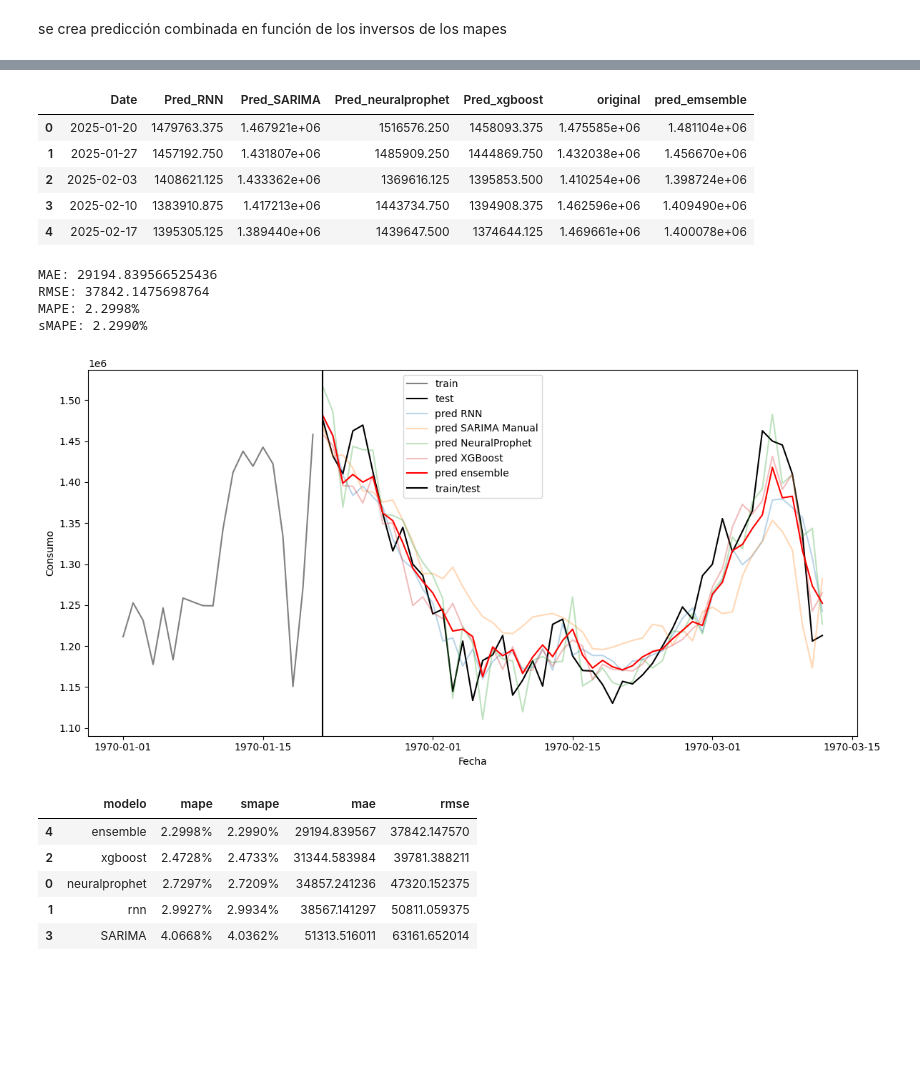
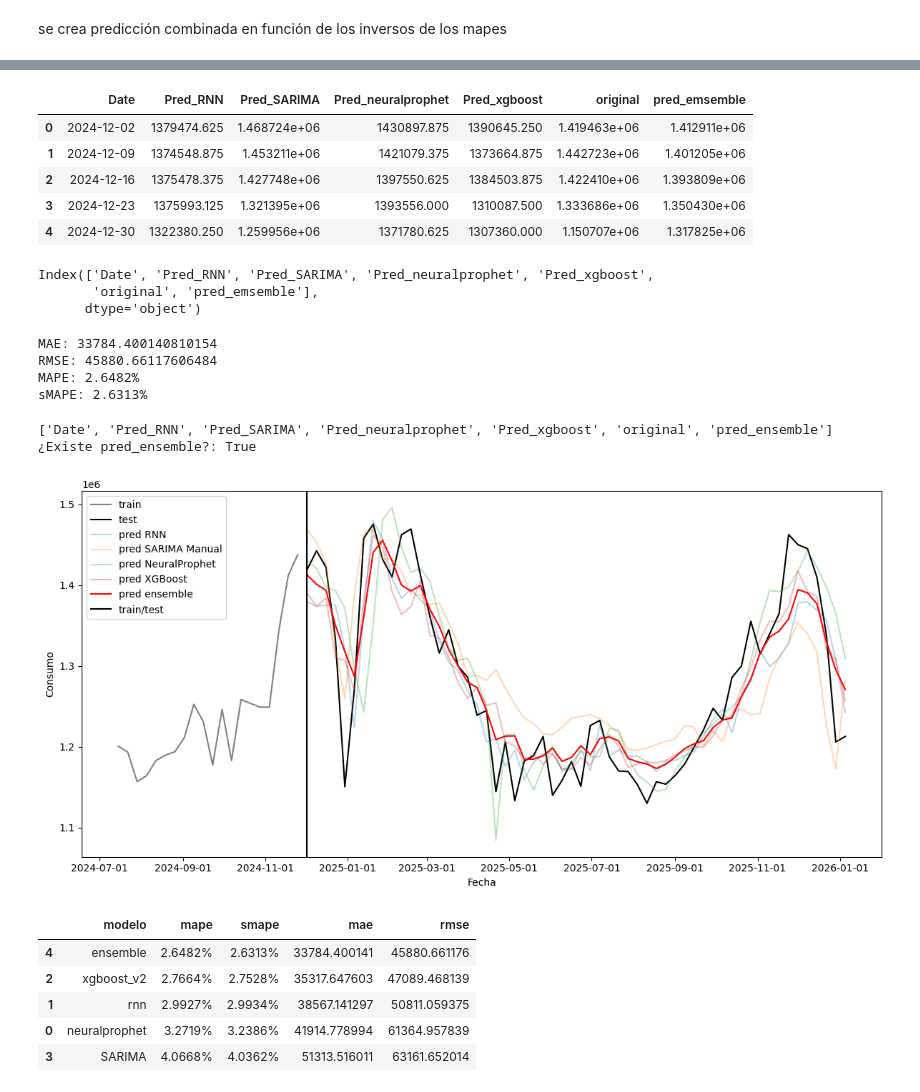
Before and after one commit to JuanDavidPiedrahitaLopez/energy_demand_forecasting_models, a Jupyter notebook: models/notebooks/Energy/Combined_preds_Energy.ipynb, the cells around one changed output, grey strips where cells are left out. Cells and saved outputs as stored; diff of their text form; code cells hidden in the pictures; blank space fills up the shorter version.

Commit message:
predicciones xgboost v2 y cambios xgboost

```diff
--- a/models/notebooks/Energy/Combined_preds_Energy.ipynb
+++ b/models/notebooks/Energy/Combined_preds_Energy.ipynb
@@ -61,7 +92,8 @@ folder_route = "../../../data/preds_energy_models/"
 list_files = [
     "neuralprophet_preds.json",
     "rnn_preds.json",
-    "xgboost_preds.json",
+    "xgboost_preds_v2.json",
+    # "xgboost_preds_v2.json", -- ORIGINAL
     "SARIMA_preds.json",
 ]
 
@@ -123,7 +157,8 @@ for item in list_preds_and_mapes:
         break
 
 for item in list_preds_and_mapes:
-    if item["name"] == "xgboost_preds":
+    # if item["name"] == "xgboost_preds":
+    if item["name"] == "xgboost_preds_v2":
         xgboost_preds = item["forecasts"]
         break
 
@@ -236,16 +260,23 @@ sum(weights_list.values())  # debe dar 1
 data_preds["pred_emsemble"] = (weights_list["rnn_preds"] * data_preds["Pred_RNN"] +
     weights_list["SARIMA_preds"] * data_preds["Pred_SARIMA"] +
     weights_list["neuralprophet_preds"] * data_preds["Pred_neuralprophet"] +
-    weights_list["xgboost_preds"] * data_preds["Pred_xgboost"])
+    #weights_list["xgboost_preds"] * data_preds["Pred_xgboost"])
+    weights_list["xgboost_preds_v2"] * data_preds["Pred_xgboost"])
 
 data_preds.head()
 # %% [output]
 |  | Date | Pred_RNN | Pred_SARIMA | Pred_neuralprophet | Pred_xgboost | original | pred_emsemble |
-| 0 | 2025-01-20 | 1479763.375 | 1.467921e+06 | 1516576.250 | 1458093.375 | 1.475585e+06 | 1.481104e+06 |
-| 1 | 2025-01-27 | 1457192.750 | 1.431807e+06 | 1485909.250 | 1444869.750 | 1.432038e+06 | 1.456670e+06 |
-| 2 | 2025-02-03 | 1408621.125 | 1.433362e+06 | 1369616.125 | 1395853.500 | 1.410254e+06 | 1.398724e+06 |
-| 3 | 2025-02-10 | 1383910.875 | 1.417213e+06 | 1443734.750 | 1394908.375 | 1.462596e+06 | 1.409490e+06 |
-| 4 | 2025-02-17 | 1395305.125 | 1.389440e+06 | 1439647.500 | 1374644.125 | 1.469661e+06 | 1.400078e+06 |
+| 0 | 2024-12-02 | 1379474.625 | 1.468724e+06 | 1430897.875 | 1390645.250 | 1.419463e+06 | 1.412911e+06 |
+| 1 | 2024-12-09 | 1374548.875 | 1.453211e+06 | 1421079.375 | 1373664.875 | 1.442723e+06 | 1.401205e+06 |
+| 2 | 2024-12-16 | 1375478.375 | 1.427748e+06 | 1397550.625 | 1384503.875 | 1.422410e+06 | 1.393809e+06 |
+| 3 | 2024-12-23 | 1375993.125 | 1.321395e+06 | 1393556.000 | 1310087.500 | 1.333686e+06 | 1.350430e+06 |
+| 4 | 2024-12-30 | 1322380.250 | 1.259956e+06 | 1371780.625 | 1307360.000 | 1.150707e+06 | 1.317825e+06 |
+# %%
+data_preds.columns
+# %% [output]
+Index(['Date', 'Pred_RNN', 'Pred_SARIMA', 'Pred_neuralprophet', 'Pred_xgboost',
+       'original', 'pred_emsemble'],
+      dtype='object')
 # %%
 # comparación metricas preds ensemble
 # métricas de error
@@ -263,7 +294,7 @@ print(f"RMSE: {rmse}")
 print(f"MAPE: {mape*100:.4f}%")
 print(f"sMAPE: {smape*100:.4f}%")
 # %% [output]
-MAE: 29194.839566525436
-RMSE: 37842.1475698764
-MAPE: 2.2998%
-sMAPE: 2.2990%
+MAE: 33784.400140810154
+RMSE: 45880.66117606484
+MAPE: 2.6482%
+sMAPE: 2.6313%
@@ -269,0 +311,21 @@ sMAPE: 2.2990%
+# %%
+# Limpiar nombres de columnas
+data_preds.columns = (
+    data_preds.columns
+    .astype(str)
+    .str.strip()        # quita espacios
+    .str.strip('"')     # quita comillas dobles
+    .str.strip("'")     # quita comillas simples, si existieran
+)
+
+# corregir definitivamente el nombre del ensamble
+data_preds = data_preds.rename(
+    columns={"pred_emsemble": "pred_ensemble"}
+)
+
+# comprobación
+print(data_preds.columns.tolist())
+print("¿Existe pred_ensemble?:", "pred_ensemble" in data_preds.columns)
+# %% [output]
+['Date', 'Pred_RNN', 'Pred_SARIMA', 'Pred_neuralprophet', 'Pred_xgboost', 'original', 'pred_ensemble']
+¿Existe pred_ensemble?: True
@@ -270,31 +645,31 @@ sMAPE: 2.2990%
 # %%
 # grpafica con ensemble
 # se grafican los datos
 # # se grafican los datos de consumo de forma semanal
 plt.figure(figsize=(12,6))
 #plt.plot(df_data_close["Date"][:-len(data_preds)], df_data_close["original"][:-len(data_preds)], label="train", color="gray")
 plt.plot(df_data_close["Date"][-len(data_preds) - 20:-len(data_preds)], df_data_close["original"][-len(data_preds) - 20:-len(data_preds)], label="train", color="gray")
 plt.plot(df_data_close["Date"][-len(data_preds):], df_data_close["original"][-len(data_preds):], label="test", color="black")
 plt.plot(data_preds["Date"], data_preds["Pred_RNN"], label="pred RNN", alpha=0.3)
 plt.plot(data_preds["Date"], data_preds["Pred_SARIMA"], label="pred SARIMA Manual", alpha=0.3)
 plt.plot(data_preds["Date"], data_preds["Pred_neuralprophet"], label="pred NeuralProphet", alpha=0.3)
 plt.plot(data_preds["Date"], data_preds["Pred_xgboost"], label="pred XGBoost", alpha=0.3)
-plt.plot(data_preds["Date"], data_preds["pred_emsemble"], label="pred ensemble", alpha=1, color='red')
+plt.plot(data_preds["Date"], data_preds["pred_ensemble"], label="pred ensemble", alpha=1, color='red')
 plt.axvline(split, color="black", label="train/test")
 #plt.plot(df_data_close["Date"], df_data_close["original"], label="demanda")
 plt.xlabel("Fecha")
 plt.ylabel("Consumo")
 plt.legend()
 
 # esta parte es para que las fechas en el eje x se vean mejor
 ax = plt.gca()
 ax.xaxis.set_major_locator(mdates.AutoDateLocator()) # se ajusta el espaciado de las fechas
 ax.xaxis.set_major_formatter(mdates.DateFormatter('%Y-%m-%d')) # se formatea la fechas
 #plt.grid(True)
 plt.tight_layout()# se ajusta el layout para que no se corten los elementos
 plt.show()
 # %% [output]
-[figure, old version]
+[figure, new version]
 # %%
 # se crea lista de mapes y demas errores para alfinal unir en una sola tabla
 mapes_list["ensemble"] = mape
@@ -327,8 +702,8 @@ errors_df = pd.DataFrame({
 errors_df.sort_values(by="mape")
 # %% [output]
 |  | modelo | mape | smape | mae | rmse |
-| 4 | ensemble | 2.2998% | 2.2990% | 29194.839567 | 37842.147570 |
-| 2 | xgboost | 2.4728% | 2.4733% | 31344.583984 | 39781.388211 |
-| 0 | neuralprophet | 2.7297% | 2.7209% | 34857.241236 | 47320.152375 |
+| 4 | ensemble | 2.6482% | 2.6313% | 33784.400141 | 45880.661176 |
+| 2 | xgboost_v2 | 2.7664% | 2.7528% | 35317.647603 | 47089.468139 |
 | 1 | rnn | 2.9927% | 2.9934% | 38567.141297 | 50811.059375 |
+| 0 | neuralprophet | 3.2719% | 3.2386% | 41914.778994 | 61364.957839 |
 | 3 | SARIMA | 4.0668% | 4.0362% | 51313.516011 | 63161.652014 |
```
Also changed, not shown: parts of 13 cells of this notebook, 4 other files.
